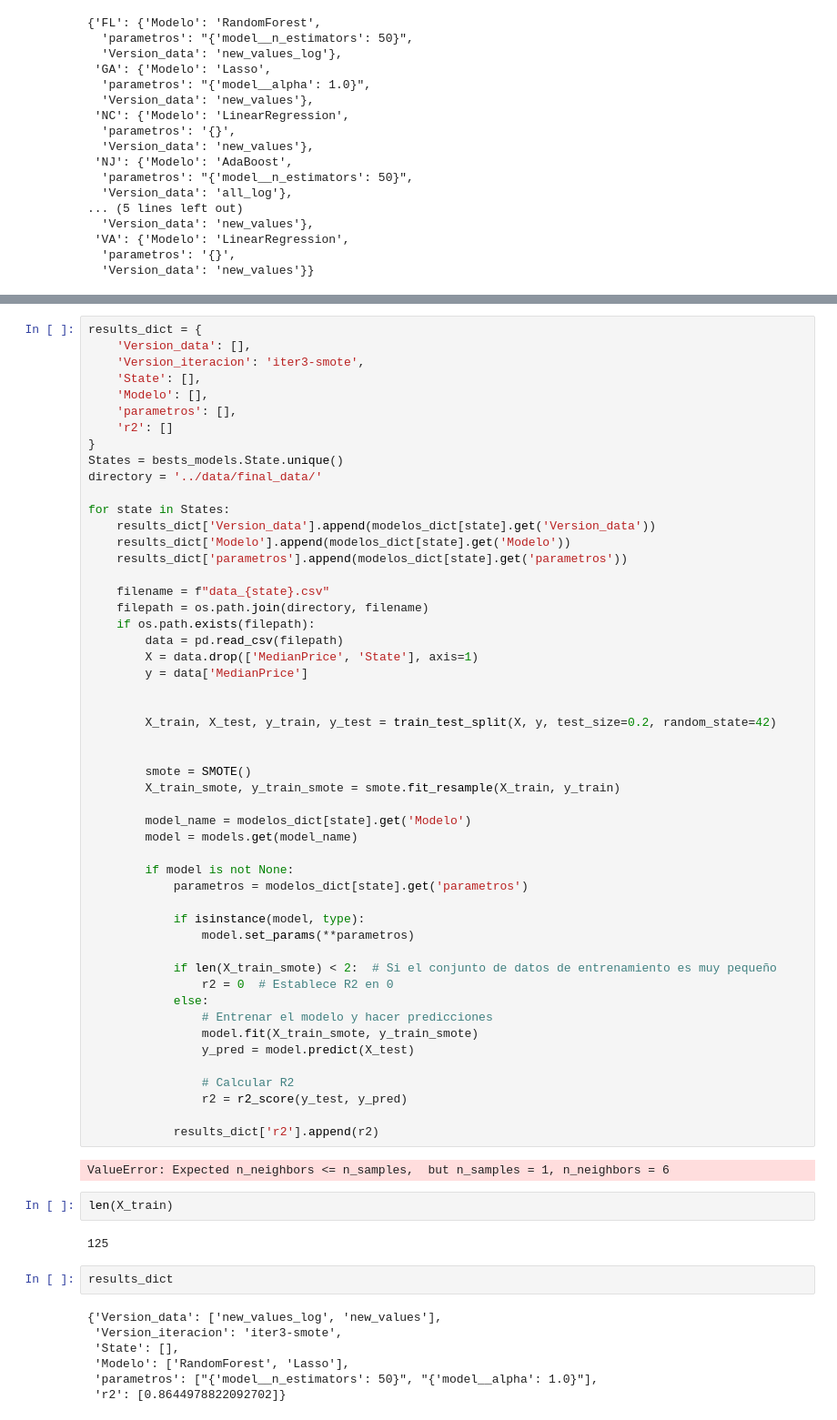
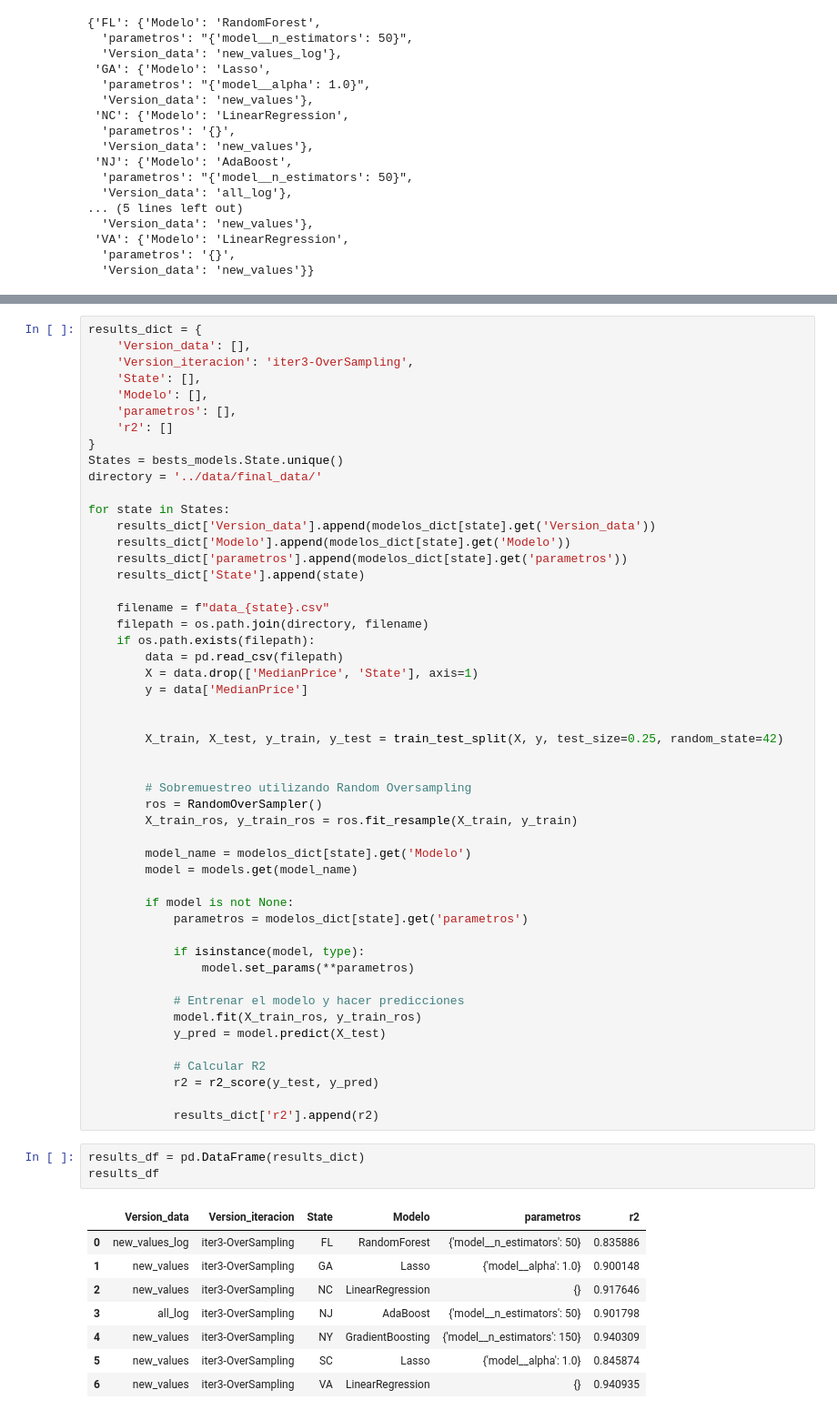
Before and after one commit to sagallegomu/prediccion-real-estate, a Jupyter notebook: modeling/6.Modeling_iteracion3.ipynb, the cells around one changed output, grey strips where cells are left out. Shown: that part at 91% size. Drawn from its saved outputs; the diff is of its cells as text.

```diff
--- a/modeling/6.Modeling_iteracion3.ipynb
+++ b/modeling/6.Modeling_iteracion3.ipynb
@@ -70,7 +73,7 @@ modelos_dict
 # %%
 results_dict = {
     'Version_data': [],
-    'Version_iteracion': 'iter3-smote',
+    'Version_iteracion': 'iter3-OverSampling',
     'State': [],
     'Modelo': [],
     'parametros': [],
@@ -83,6 +86,7 @@ for state in States:
     results_dict['Version_data'].append(modelos_dict[state].get('Version_data'))
     results_dict['Modelo'].append(modelos_dict[state].get('Modelo'))
     results_dict['parametros'].append(modelos_dict[state].get('parametros'))
+    results_dict['State'].append(state)
 
     filename = f"data_{state}.csv"
     filepath = os.path.join(directory, filename)
@@ -92,11 +96,12 @@ for state in States:
         y = data['MedianPrice']
 
 
-        X_train, X_test, y_train, y_test = train_test_split(X, y, test_size=0.2, random_state=42)
+        X_train, X_test, y_train, y_test = train_test_split(X, y, test_size=0.25, random_state=42)
 
 
-        smote = SMOTE()
-        X_train_smote, y_train_smote = smote.fit_resample(X_train, y_train)
+        # Sobremuestreo utilizando Random Oversampling
+        ros = RandomOverSampler()
+        X_train_ros, y_train_ros = ros.fit_resample(X_train, y_train)
 
         model_name = modelos_dict[state].get('Modelo')
         model = models.get(model_name)
@@ -107,29 +112,23 @@ for state in States:
             if isinstance(model, type):
                 model.set_params(**parametros)
 
-            if len(X_train_smote) < 2:  # Si el conjunto de datos de entrenamiento es muy pequeño
-                r2 = 0  # Establece R2 en 0
-            else:
-                # Entrenar el modelo y hacer predicciones
-                model.fit(X_train_smote, y_train_smote)
-                y_pred = model.predict(X_test)
+            # Entrenar el modelo y hacer predicciones
+            model.fit(X_train_ros, y_train_ros)
+            y_pred = model.predict(X_test)
 
-                # Calcular R2
-                r2 = r2_score(y_test, y_pred)
+            # Calcular R2
+            r2 = r2_score(y_test, y_pred)
 
             results_dict['r2'].append(r2)
-# %% [output]
-ValueError: Expected n_neighbors <= n_samples,  but n_samples = 1, n_neighbors = 6
-# %%
-len(X_train)
-# %% [output]
-125
-# %%
-results_dict
-# %% [output]
-{'Version_data': ['new_values_log', 'new_values'],
- 'Version_iteracion': 'iter3-smote',
- 'State': [],
- 'Modelo': ['RandomForest', 'Lasso'],
- 'parametros': ["{'model__n_estimators': 50}", "{'model__alpha': 1.0}"],
- 'r2': [0.8644978822092702]}
+# %%
+results_df = pd.DataFrame(results_dict)
+results_df
+# %% [output]
+|  | Version_data | Version_iteracion | State | Modelo | parametros | r2 |
+| 0 | new_values_log | iter3-OverSampling | FL | RandomForest | {'model__n_estimators': 50} | 0.835886 |
+| 1 | new_values | iter3-OverSampling | GA | Lasso | {'model__alpha': 1.0} | 0.900148 |
+| 2 | new_values | iter3-OverSampling | NC | LinearRegression | {} | 0.917646 |
+| 3 | all_log | iter3-OverSampling | NJ | AdaBoost | {'model__n_estimators': 50} | 0.901798 |
+| 4 | new_values | iter3-OverSampling | NY | GradientBoosting | {'model__n_estimators': 150} | 0.940309 |
+| 5 | new_values | iter3-OverSampling | SC | Lasso | {'model__alpha': 1.0} | 0.845874 |
+| 6 | new_values | iter3-OverSampling | VA | LinearRegression | {} | 0.940935 |
```
Also changed, not shown: parts of 10 cells of this notebook, 1 other file.
